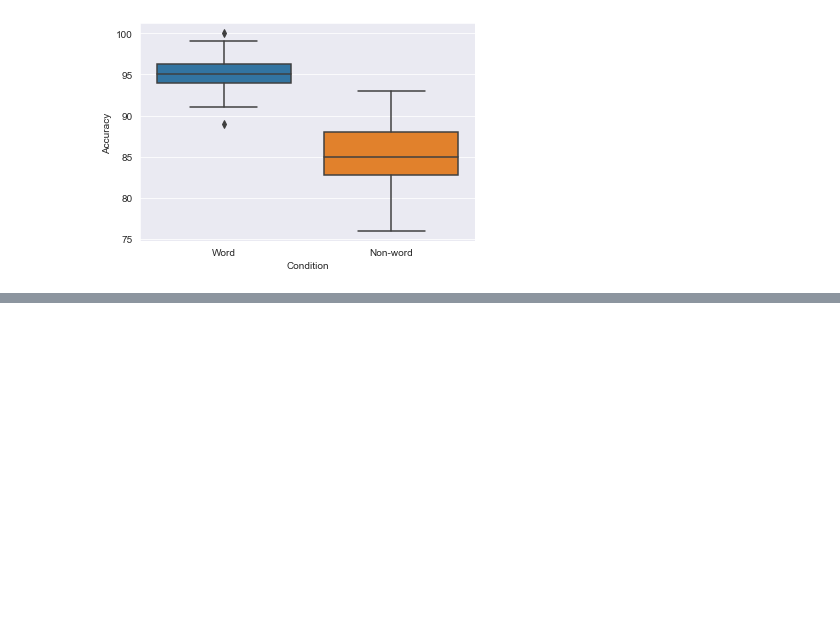
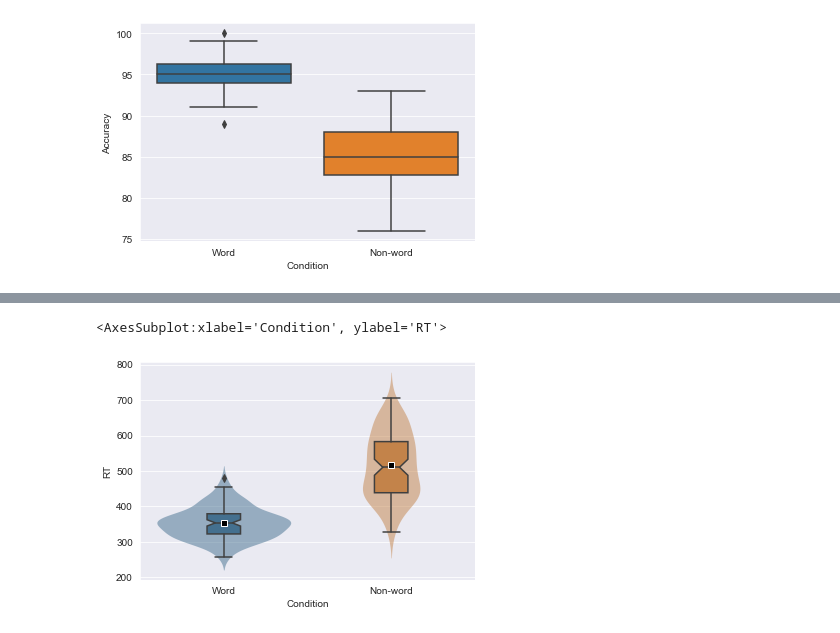
Before and after one commit to robince/dataviz-python, a Jupyter notebook: workbook.ipynb, the cells around one changed output, grey strips where cells are left out. Saved outputs shown, nothing was run; the diff lists cells and outputs as text; code cells hidden in the pictures; blank space fills up the shorter version.

```diff
--- a/workbook.ipynb
+++ b/workbook.ipynb
@@ -200,0 +185,10 @@ Text(0, 0.5, 'Accuracy')
+# %%
+ax = sns.violinplot(data=dat_long, x='Condition', y='RT',inner=None, linewidth=0, saturation=0.5)
+plt.setp(ax.collections, alpha=.5)
+sns.boxplot(data=dat_long, x='Condition', y='RT', saturation=0.5, width=0.2,
+            boxprops={'zorder': 2}, ax=ax,
+            notch=True, showmeans=True,
+            meanprops={"marker":"s","markerfacecolor":"black", "markeredgecolor":"white"})
+# %% [output]
+<AxesSubplot:xlabel='Condition', ylabel='RT'>
+[figure, added]
```
Also changed, not shown: parts of 16 cells of this notebook.
